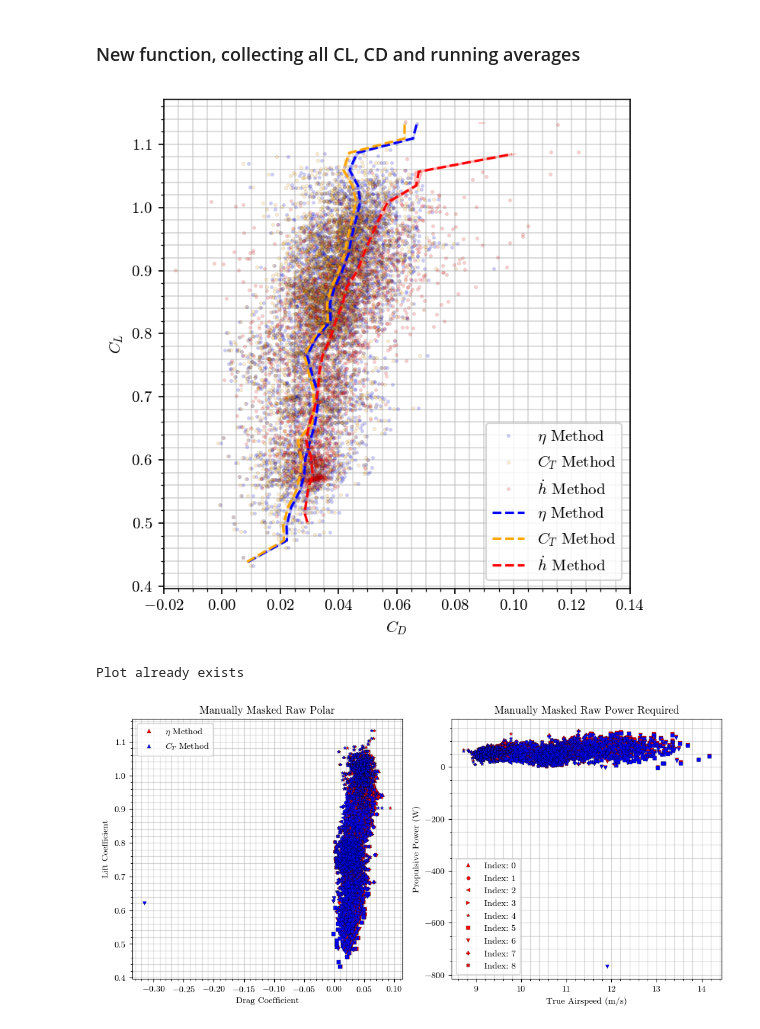
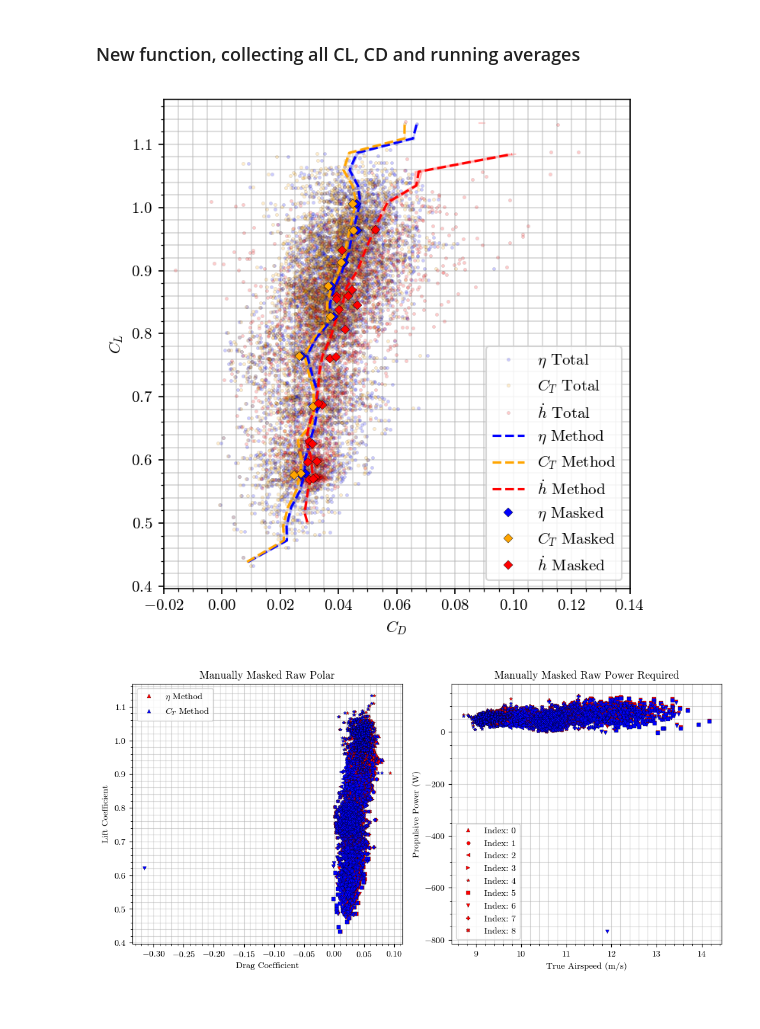
Before and after one commit to wkemp-edu/ArduPilot_AnalysisSuite, a Jupyter notebook: Investigations/June15thAnalysis_1Hz.ipynb, the cells around one changed output. Drawn from its saved outputs; the diff is of its cells as text; code cells hidden in the pictures.

```diff
--- a/Investigations/June15thAnalysis_1Hz.ipynb
+++ b/Investigations/June15thAnalysis_1Hz.ipynb
@@ -317,39 +317,42 @@ cl_stds_cruise = [cl_total_cruise[digitized_cruise == i].std() for i in range(1,
 cl_stds_desc = [cl_total_desc[digitized_desc == i].std() for i in range(1, len(bins))]
 # Drag standard deviation
 cd_stds_eta = [cd_total_eta[digitized_cruise == i].std() for i in range(1, len(bins))]
 cd_stds_ct = [cd_total_ct[digitized_cruise == i].std() for i in range(1, len(bins))]
 cd_stds_desc = [cd_total_desc[digitized_desc == i].std() for i in range(1, len(bins))]
 
 # Calculation of confidence intervals
 #cd_ci95_desc[i] = 1.96 * cd_stds_eta * (np.sqrt(len(Cd_ct[masks[i]])) **-1)
 cd_ci95_desc = [ 1.96 * (np.sqrt(len(digitized_desc == i)))**-1 * cd_total_desc[digitized_desc == i].std() for i in range(1, len(bins)) ]
 cd_ci95_eta = [ 1.96 * (np.sqrt(len(digitized_cruise == i)))**-1 * cd_total_eta[digitized_cruise == i].std() for i in range(1, len(bins)) ]
 cd_ci95_ct = [ 1.96 * (np.sqrt(len(digitized_cruise == i)))**-1 * cd_total_ct[digitized_cruise == i].std() for i in range(1, len(bins)) ]
 
 cl_ci95_cruise = [ 1.96 * (np.sqrt(len(digitized_cruise == i)))**-1 * cl_total_cruise[digitized_cruise == i].std() for i in range(1, len(bins)) ]
 cl_ci95_desc = [ 1.96 * (np.sqrt(len(digitized_desc == i)))**-1 * cl_total_desc[digitized_desc == i].std() for i in range(1, len(bins)) ]
 
 raw_ave_polarw_confint = plt.figure(figsize=(5,5), dpi=150)
-plt.plot(cd_total_eta, cl_total_cruise, linestyle='', marker='.', color = 'blue', alpha = 0.2, label='$\eta$ Method')
-plt.plot(cd_total_ct, cl_total_cruise, linestyle='', marker='.', color='orange', alpha = 0.2, label='$C_T$ Method')
-plt.plot(cd_total_desc, cl_total_desc, linestyle='', marker='.', color ='red', alpha = 0.2, label='$\dot{h}$ Method')
+plt.plot(cd_total_eta, cl_total_cruise, linestyle='', marker='.', color = 'blue', alpha = 0.2, label='$\eta$ Total')
+plt.plot(cd_total_ct, cl_total_cruise, linestyle='', marker='.', color='orange', alpha = 0.2, label='$C_T$ Total')
+plt.plot(cd_total_desc, cl_total_desc, linestyle='', marker='.', color ='red', alpha = 0.2, label='$\dot{h}$ Total')
 plt.plot(cd_means_eta, cl_means_cruise, linestyle='--', color='blue', marker='', label='$\eta$ Method')
 plt.plot(cd_means_ct, cl_means_cruise, linestyle='--', color='orange', marker='', label='$C_T$ Method')
 plt.plot(cd_means_desc, cl_means_desc, linestyle='--', color='red', marker='', label='$\dot{h}$ Method')
 plt.fill_betweenx(cl_means_cruise, np.array(cd_means_eta) - np.array(cd_ci95_eta), np.array(cd_means_eta) + np.array(cd_ci95_eta), color='blue', alpha=0.2)
 plt.fill_betweenx(cl_means_cruise, np.array(cd_means_ct) - np.array(cd_ci95_ct), np.array(cd_means_ct) + np.array(cd_ci95_ct), color='orange', alpha=0.2)
 plt.fill_betweenx(cl_means_desc, np.array(cd_means_desc) - np.array(cd_ci95_desc), np.array(cd_means_desc) + np.array(cd_ci95_desc), color='red', alpha=0.2)
+# Plotting manually masked and averaged data points
+plt.plot(CDeta_ave, CL_ave, linestyle='', marker='D', color = 'blue', label='$\eta$ Masked')
+plt.plot(CDct_ave, CL_ave, linestyle='', marker='D', color='orange', label='$C_T$ Masked')
+plt.plot(CDdesc_ave, CLdesc_ave, linestyle='', marker='D', color ='red', label='$\dot{h}$ Masked')
 
 plt.legend()
 plt.xlabel("$C_D$")
 plt.ylabel("$C_L$")
 plt.xlim([-0.02, 0.14])
 plt.show()
 
-main.save_figure(raw_ave_polarw_confint, f'{raw_ave_polarw_confint=}'.split('=')[0], figure_path)
+main.save_figure(raw_ave_polarw_confint, f'{raw_ave_polarw_confint=}'.split('=')[0], figure_path, overwrite=True)
 # %% [output]
-[figure, old version]
+[figure, new version]
-Plot already exists
 # %%
 # Plotting Raw Polar Results + Raw Power Results
 
```
Also changed, not shown: parts of 3 cells of this notebook, 6 other files.
